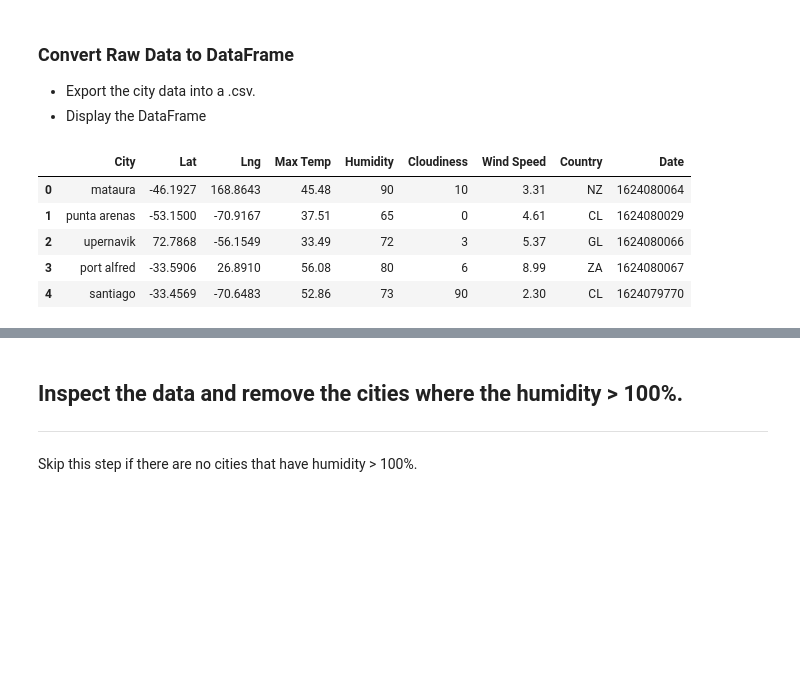
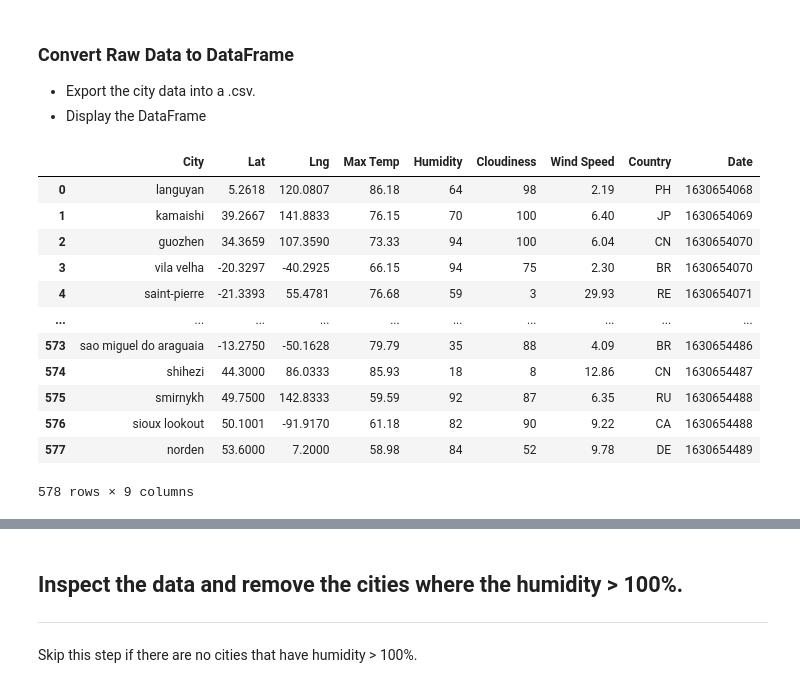
Before and after one commit to LiteshSamji/python-api, a Jupyter notebook: WeatherPy/WeatherPy.ipynb, the cells around one changed output, grey strips where cells are left out. Drawn from its saved outputs; the diff is of its cells as text; code cells hidden in the pictures; blank space fills up the shorter version.

```diff
--- a/WeatherPy/WeatherPy.ipynb
+++ b/WeatherPy/WeatherPy.ipynb
@@ -114,27 +114,34 @@ Complete
 # %%
 city_weather_df = pd.DataFrame({"City": foundCities,
                         "Lat": lat,
                         "Lng": lon,
                         "Max Temp": temp,
                         "Humidity": humidity,
                         "Cloudiness": cloudiness,
-                        "Wind Speed":windSpeed,
+                        "Wind Speed": windSpeed,
                         "Country": country,
                         "Date": date
                           })
 
 #Save to file
 city_weather_df.to_csv("../output/cities.csv", index=True, index_label="City", header=True)
 
 #Print dataframe
-city_weather_df.head()
+city_weather_df
 # %% [output]
 |  | City | Lat | Lng | Max Temp | Humidity | Cloudiness | Wind Speed | Country | Date |
-| 0 | mataura | -46.1927 | 168.8643 | 45.48 | 90 | 10 | 3.31 | NZ | 1624080064 |
-| 1 | punta arenas | -53.1500 | -70.9167 | 37.51 | 65 | 0 | 4.61 | CL | 1624080029 |
-| 2 | upernavik | 72.7868 | -56.1549 | 33.49 | 72 | 3 | 5.37 | GL | 1624080066 |
-| 3 | port alfred | -33.5906 | 26.8910 | 56.08 | 80 | 6 | 8.99 | ZA | 1624080067 |
-| 4 | santiago | -33.4569 | -70.6483 | 52.86 | 73 | 90 | 2.30 | CL | 1624079770 |
+| 0 | languyan | 5.2618 | 120.0807 | 86.18 | 64 | 98 | 2.19 | PH | 1630654068 |
+| 1 | kamaishi | 39.2667 | 141.8833 | 76.15 | 70 | 100 | 6.40 | JP | 1630654069 |
+| 2 | guozhen | 34.3659 | 107.3590 | 73.33 | 94 | 100 | 6.04 | CN | 1630654070 |
+| 3 | vila velha | -20.3297 | -40.2925 | 66.15 | 94 | 75 | 2.30 | BR | 1630654070 |
+| 4 | saint-pierre | -21.3393 | 55.4781 | 76.68 | 59 | 3 | 29.93 | RE | 1630654071 |
+| ... | ... | ... | ... | ... | ... | ... | ... | ... | ... |
+| 573 | sao miguel do araguaia | -13.2750 | -50.1628 | 79.79 | 35 | 88 | 4.09 | BR | 1630654486 |
+| 574 | shihezi | 44.3000 | 86.0333 | 85.93 | 18 | 8 | 12.86 | CN | 1630654487 |
+| 575 | smirnykh | 49.7500 | 142.8333 | 59.59 | 92 | 87 | 6.35 | RU | 1630654488 |
+| 576 | sioux lookout | 50.1001 | -91.9170 | 61.18 | 82 | 90 | 9.22 | CA | 1630654488 |
+| 577 | norden | 53.6000 | 7.2000 | 58.98 | 84 | 52 | 9.78 | DE | 1630654489 |
+578 rows × 9 columns
 # %%
 city_weather_df.describe()
 # %% [output]
```
Also changed, not shown: parts of 7 cells of this notebook, 15 other files.
